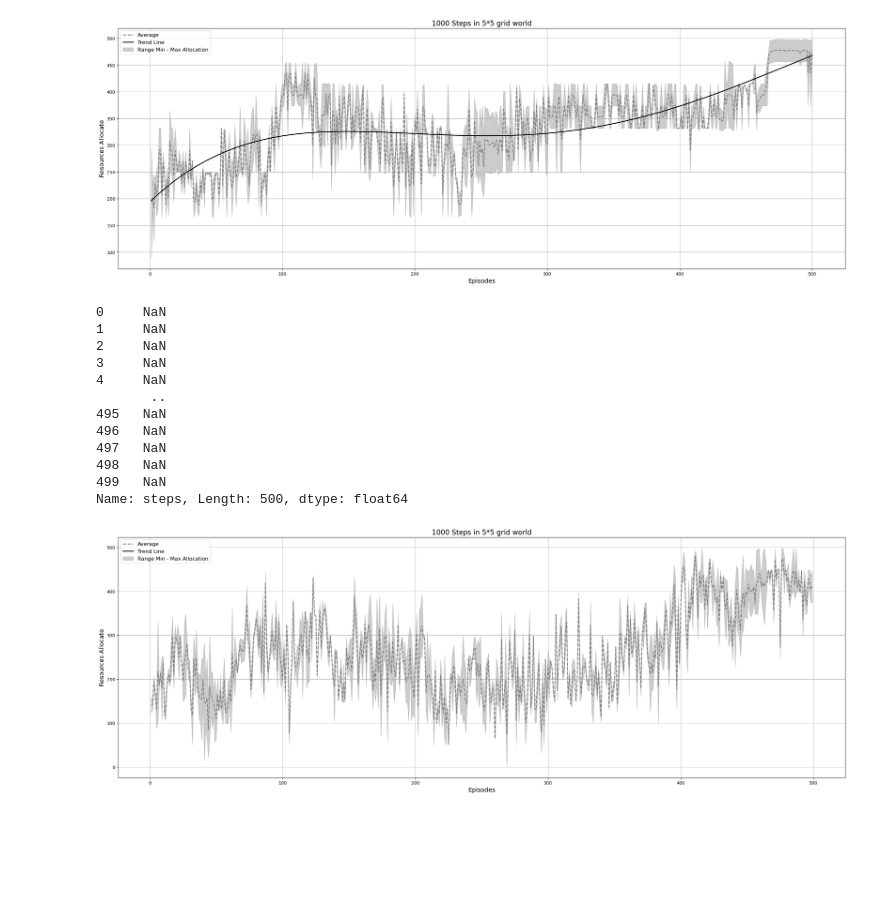
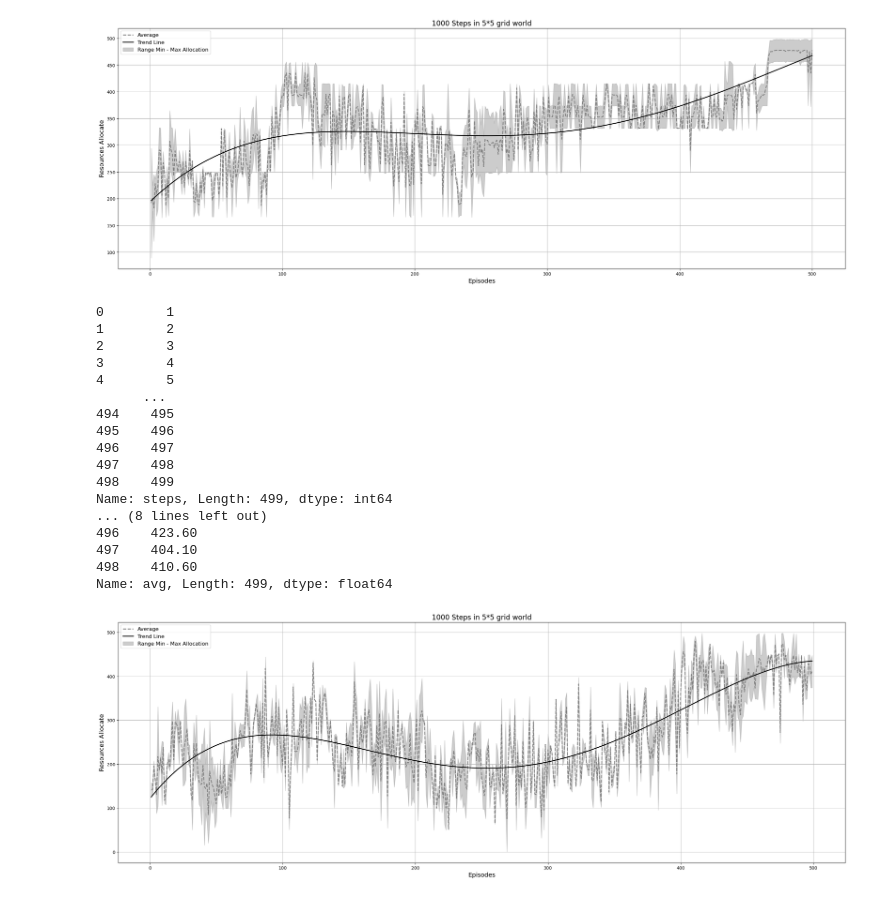
Before and after one commit to arshiarafiei/RL-HP, a Jupyter notebook: main.ipynb, the cells around one changed output. Saved outputs shown, nothing was run; the diff lists cells and outputs as text; code cells hidden in the pictures; blank space fills up the shorter version.

```diff
--- a/main.ipynb
+++ b/main.ipynb
@@ -1172,10 +1172,13 @@ x = df['steps']
 y = df['avg']
 
 # Use a polynomial of degree 2 (adjust degree as needed for a better fit)
-poly = Polynomial.fit(x, y, deg=6)
+poly = Polynomial.fit(x, y, deg=4)
 
 # Get the trend line values
 trend_line = poly(x)
+
+df['trend'] = trend_line.tolist()
+df.to_csv('grid_5.csv',index=False)
 
 # Plot the original average data
 plt.figure(figsize=(30, 10))
@@ -1334,69 +1340,82 @@ from numpy.polynomial.polynomial import Polynomial
 import matplotlib.pyplot as plt
 
 
-df1 = pd.read_csv("data/grid7/fair_2_7_0.csv")
-df2= pd.read_csv("data/grid7/fair_2_7_1.csv")
-df3= pd.read_csv("data/grid7/fair_2_7_2.csv")
-df4= pd.read_csv("data/grid7/fair_2_7_3.csv")
-df5= pd.read_csv("data/grid7/fair_2_7_4.csv")
-df6= pd.read_csv("data/grid7/fair_2_7_5.csv")
-df7= pd.read_csv("data/grid7/fair_2_7_6.csv")
-df8= pd.read_csv("data/grid7/fair_2_7_7.csv")
-df9= pd.read_csv("data/grid7/fair_2_7_8.csv")
-df10= pd.read_csv("data/grid7/fair_2_7_9.csv")
+# df1 = pd.read_csv("data/grid7/fair_2_7_0.csv")
+# df2= pd.read_csv("data/grid7/fair_2_7_1.csv")
+# df3= pd.read_csv("data/grid7/fair_2_7_2.csv")
+# df4= pd.read_csv("data/grid7/fair_2_7_3.csv")
+# df5= pd.read_csv("data/grid7/fair_2_7_4.csv")
+# df6= pd.read_csv("data/grid7/fair_2_7_5.csv")
+# df7= pd.read_csv("data/grid7/fair_2_7_6.csv")
+# df8= pd.read_csv("data/grid7/fair_2_7_7.csv")
+# df9= pd.read_csv("data/grid7/fair_2_7_8.csv")
+# df10= pd.read_csv("data/grid7/fair_2_7_9.csv")
 
-df = (df1 + df2 + df3 + df4 + df5 + df6 + df7 + df8 + df9 + df10 ) / 10
+# df = (df1 + df2 + df3 + df4 + df5 + df6 + df7 + df8 + df9 + df10 ) / 10
 
-df['avg'] = (df['Agent 0'] + df['Agent 1']) / 2
+# df['avg'] = (df['Agent 0'] + df['Agent 1']) / 2
 
-df['min'] = df[['Agent 0', 'Agent 1']].min(axis=1)
-df['max'] = df[['Agent 0', 'Agent 1']].max(axis=1)
+# df['min'] = df[['Agent 0', 'Agent 1']].min(axis=1)
+# df['max'] = df[['Agent 0', 'Agent 1']].max(axis=1)
 
-# Add incremental steps for the x-axis
-df['steps'] = (df.index + 1) * 1
-df.to_csv('test.csv',index=False)
+# # Add incremental steps for the x-axis
+# df['steps'] = (df.index + 1) * 1
+# df.to_csv('test.csv',index=False)
+
+df = pd.read_csv('test.csv')
 x = df['steps']
 y = df['avg']
+print(x)
+print(y)
+
 
 # Use a polynomial of degree 2 (adjust degree as needed for a better fit)
 poly = Polynomial.fit(x, y, deg=4)
 
 # Get the trend line values
 trend_line = poly(x)
 
-print(trend_line)
+df['trend'] = trend_line.tolist()
+df.to_csv('grid_7.csv',index=False)
+
+
 
 
 # Plot the original average data
 plt.figure(figsize=(30, 10))
 plt.plot(df['steps'], df['avg'], label='Average', color='gray', linewidth=2, linestyle='--')
 
 # Overlay the trend line
 plt.plot(df['steps'], trend_line, label='Trend Line', color='black', linewidth=2)
 
 # Fill between min and max for the range
 plt.fill_between(df['steps'], df['max'], df['min'], color='gray', alpha=0.4, label='Range Min - Max Allocation')
 
 # Add labels, legend, and grid
 plt.xlabel('Episodes', fontsize=14)
 plt.ylabel('Resources Allocate', fontsize=14)
 plt.title('1000 Steps in 5*5 grid world', fontsize=16)
 plt.legend(fontsize=12)
 plt.grid(True)
 
 # Show the plot
 plt.show()
 # %% [output]
-0     NaN
-1     NaN
-2     NaN
-3     NaN
-4     NaN
-       ..
-495   NaN
-496   NaN
-497   NaN
-498   NaN
-499   NaN
-Name: steps, Length: 500, dtype: float64
+0        1
+1        2
+2        3
+3        4
+4        5
+      ...
+494    495
+495    496
+496    497
+497    498
+498    499
+Name: steps, Length: 499, dtype: int64
+... (8 lines left out)
+496    423.60
+497    404.10
+498    410.60
+Name: avg, Length: 499, dtype: float64
-[figure, old version]
+[figure, new version]
```
Also changed, not shown: parts of 4 cells of this notebook, 42 other files.
